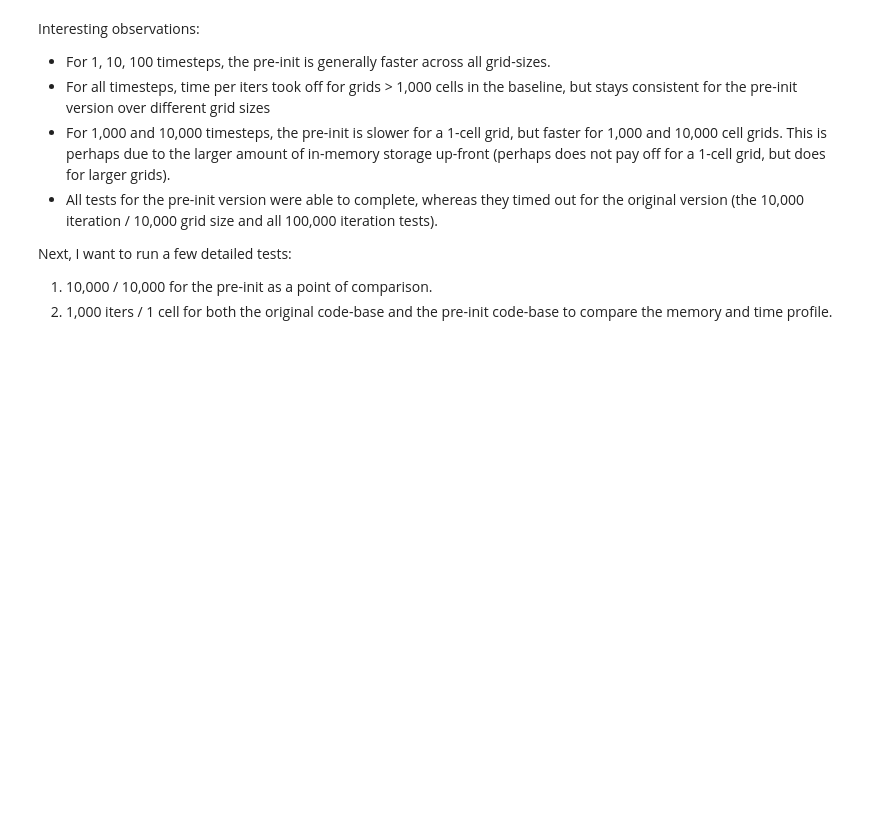
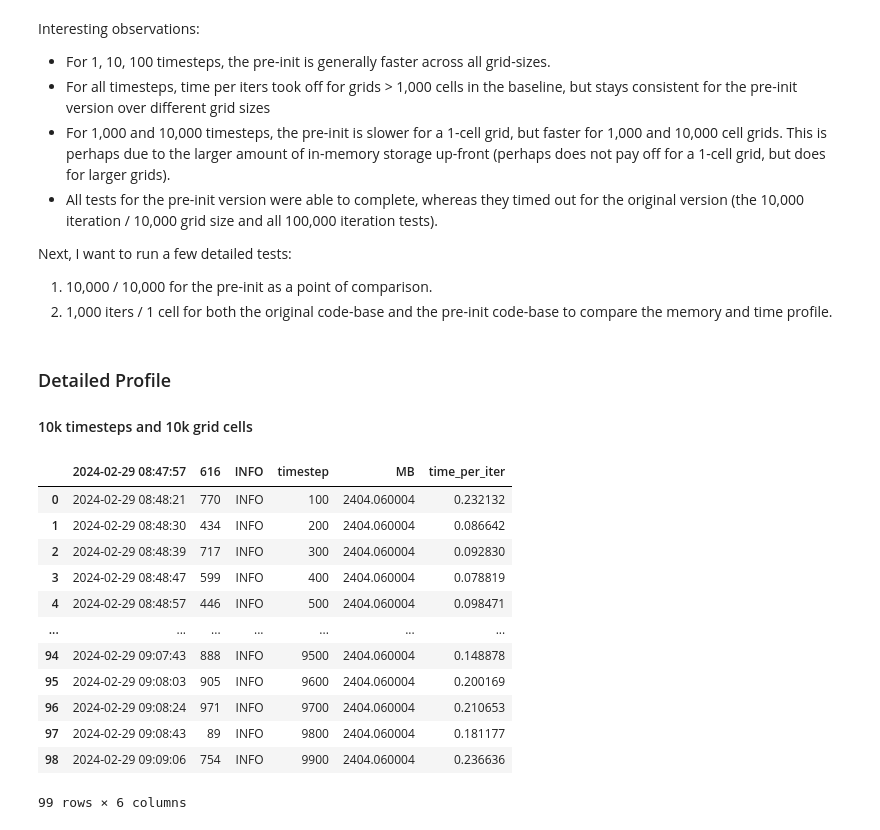
Before and after one commit to EcohydrologyTeam/ClearWater-modules, a Jupyter notebook: examples/dev_sandbox/performance_profiling_tsm.ipynb, the cells around one changed output. Saved outputs shown, nothing was run; the diff lists cells and outputs as text; code cells hidden in the pictures; blank space fills up the shorter version.

```diff
--- a/examples/dev_sandbox/performance_profiling_tsm.ipynb
+++ b/examples/dev_sandbox/performance_profiling_tsm.ipynb
@@ -178,3 +181,25 @@ Interesting observations:
 Next, I want to run a few detailed tests:
 1. 10,000 / 10,000 for the pre-init as a point of comparison.
 2. 1,000 iters / 1 cell for both the original code-base and the pre-init code-base to compare the memory and time profile.
+# %% [markdown]
+### Detailed Profile
+#### 10k timesteps and 10k grid cells
+# %%
+pi_detailed = pd.read_csv(
+    '../temp/performance_profiling/pre_init_10000_10000_detailed_profile.log'
+)
+pi_detailed
+# %% [output]
+|  | 2024-02-29 08:47:57 | 616 | INFO | timestep | MB | time_per_iter |
+| 0 | 2024-02-29 08:48:21 | 770 | INFO | 100 | 2404.060004 | 0.232132 |
+| 1 | 2024-02-29 08:48:30 | 434 | INFO | 200 | 2404.060004 | 0.086642 |
+| 2 | 2024-02-29 08:48:39 | 717 | INFO | 300 | 2404.060004 | 0.092830 |
+| 3 | 2024-02-29 08:48:47 | 599 | INFO | 400 | 2404.060004 | 0.078819 |
+| 4 | 2024-02-29 08:48:57 | 446 | INFO | 500 | 2404.060004 | 0.098471 |
+| ... | ... | ... | ... | ... | ... | ... |
+| 94 | 2024-02-29 09:07:43 | 888 | INFO | 9500 | 2404.060004 | 0.148878 |
+| 95 | 2024-02-29 09:08:03 | 905 | INFO | 9600 | 2404.060004 | 0.200169 |
+| 96 | 2024-02-29 09:08:24 | 971 | INFO | 9700 | 2404.060004 | 0.210653 |
+| 97 | 2024-02-29 09:08:43 | 89 | INFO | 9800 | 2404.060004 | 0.181177 |
+| 98 | 2024-02-29 09:09:06 | 754 | INFO | 9900 | 2404.060004 | 0.236636 |
+99 rows × 6 columns
```
Also changed, not shown: parts of 7 cells of this notebook, 1 other file.
